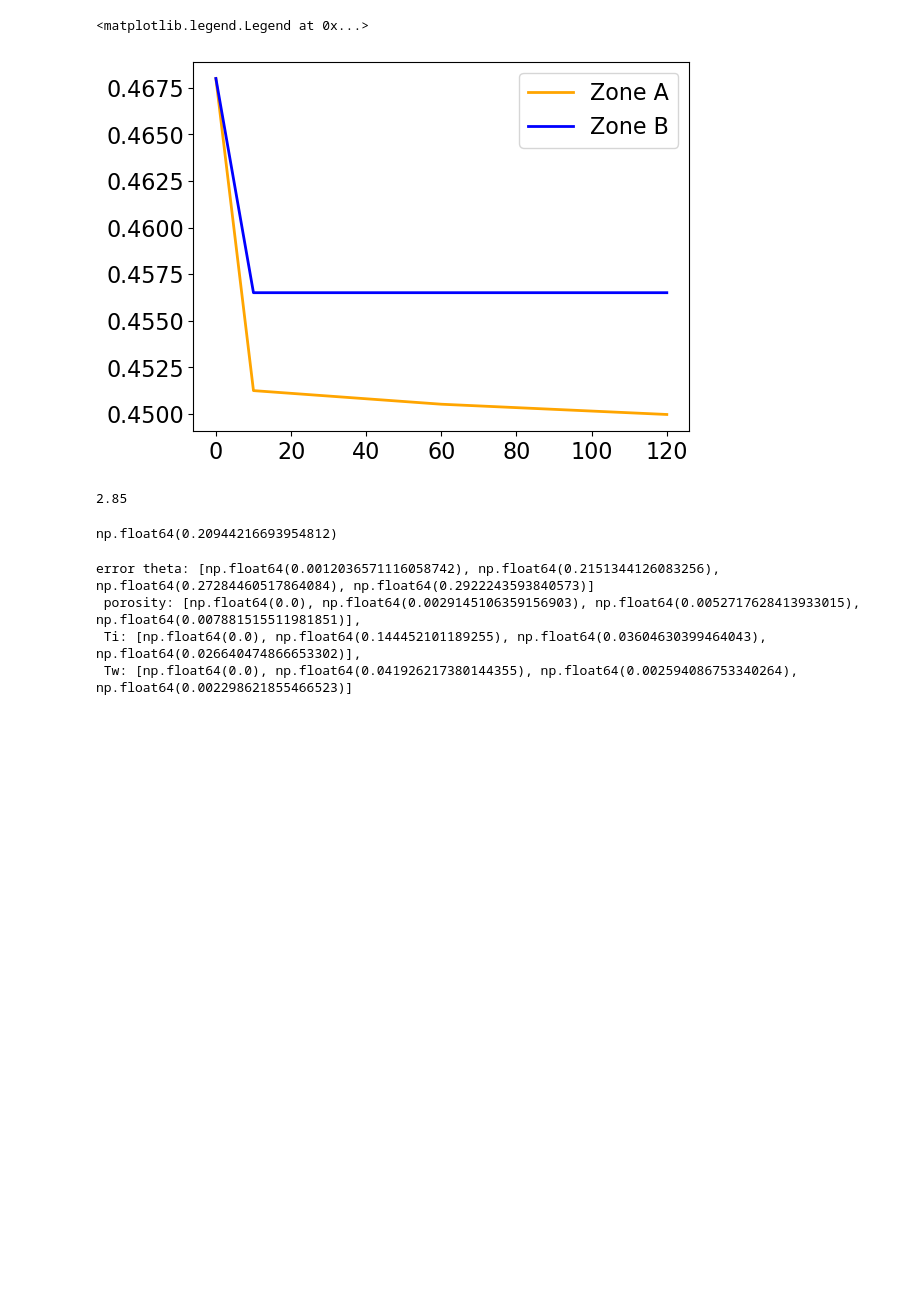
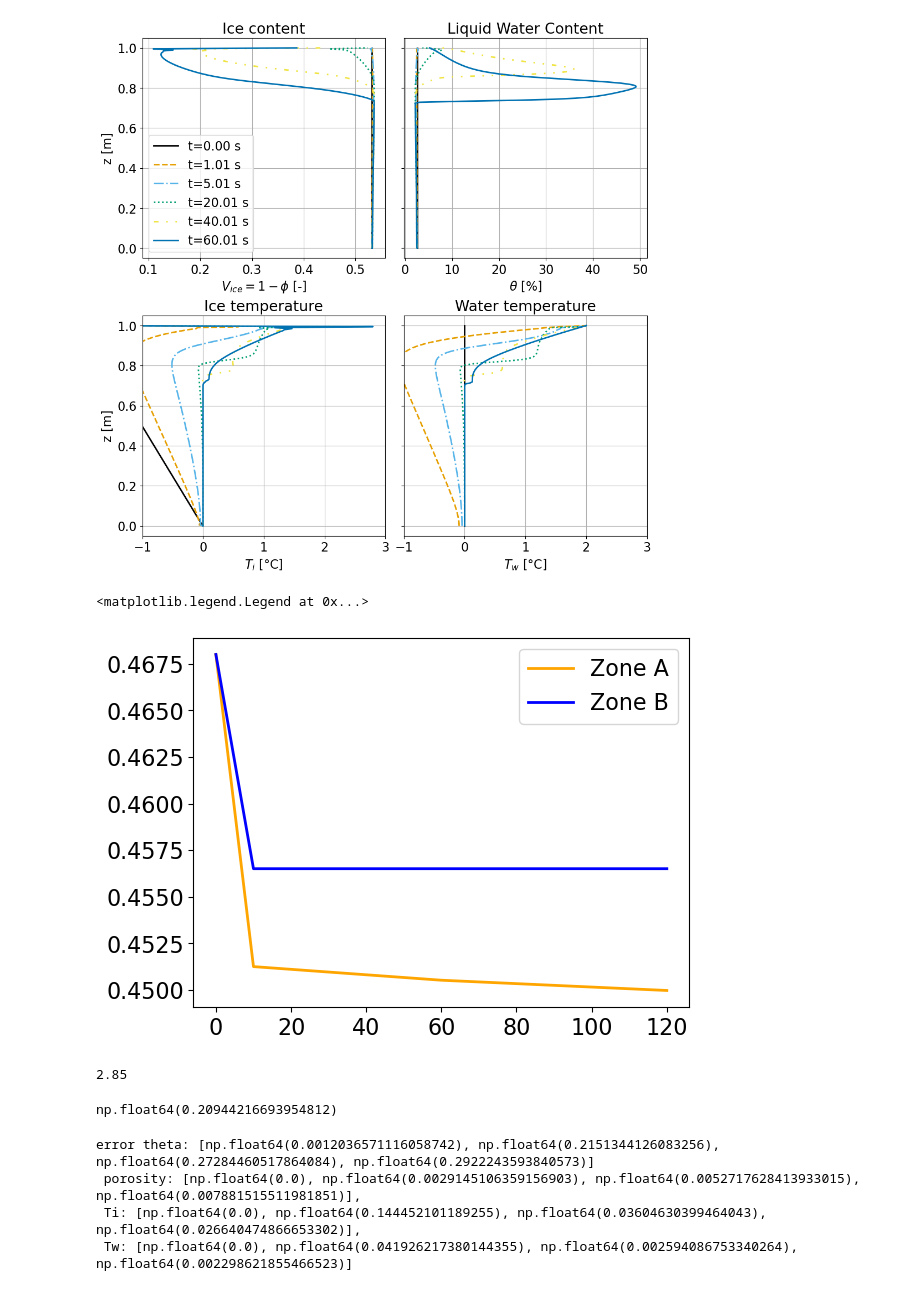
Before and after one commit to lannika-ut/Masterarbeit, a Jupyter notebook: compare_cross_sections.ipynb, the cells around one changed output. Cells and saved outputs as stored; diff of their text form; code cells hidden in the pictures; blank space fills up the shorter version.

```diff
--- a/compare_cross_sections.ipynb
+++ b/compare_cross_sections.ipynb
@@ -140,3 +136,65 @@ time
+# %%
+linestyles = ['-', '--', '-.', ':', (0, (3, 5, 1, 5, 1, 5))]  # solid, dashed, dash-dot, dotted, dashdotdotted
+colors = ['#000000', '#E69F00', '#56B4E9', '#009E73', '#F0E442',
+             '#0072B2', '#D55E00', '#CC79A7']# colour-blind friendly palette (Okabe-Ito)
+
+plt.rcParams.update({'font.size': 16})
+plt.rcParams.update({'lines.linewidth': 2})
+fig, ax = plt.subplots(2, 2, layout="constrained", figsize=(10,10), sharey=True)
+
+# Plot porosity for all times in the first subplot
+for i, t in enumerate(t_obs):
+    ls = linestyles[i % len(linestyles)]  # cycle through linestyles
+    color = colors[i % len(colors)]       # cycle through colors
+    ax[0, 0].plot(1-porosity[i], z_line, linestyle=ls, color=color,
+                  label=f't={time[i]:.2f} s')
+#ax[0, 0].xaxis.set_major_locator(plt.MaxNLocator(5))
+ax[0, 0].set_title('Ice content')
+ax[0, 0].set_xlabel(r'$V_{ice}=1-\phi$ [-]')
+ax[0, 0].set_ylabel('z [m]')
+ax[0, 0].legend(loc="best")
+ax[0, 0].grid()
+
+# Plot pressure_head for all times in the second subplot
+for i in range(len(t_obs)):
+    ls = linestyles[i % len(linestyles)]
+    color = colors[i % len(colors)]
+    ax[0, 1].plot(theta[i]*100, z_line, linestyle=ls, color=color,
+                  label=f't={time[i]:.2f} s')
+ax[0, 1].set_title('Liquid Water Content')
+ax[0, 1].set_xlabel(r'$\theta$ [%]')
+ax[0, 1].grid()
+#ax[0, 1].legend()
+
+# Plot Ti for all times in the third subplot
+for i in range(len(t_obs)):
+    ls = linestyles[i % len(linestyles)]
+    color = colors[i % len(colors)]
+    ax[1, 0].plot(Ti[i], z_line, linestyle=ls, color=color,
+                  label=f't={time[i]:.2f} s')
+ax[1, 0].set_title('Ice temperature')
+ax[1, 0].set_xlabel(r'$T_i$ [°C]')
+ax[1, 0].set_ylabel('z [m]')
+ax[1, 0].grid()
+ax[1, 0].set_xlim((-1,3))
+#ax[1, 0].legend()
+
+# Plot Tw for all times in the fourth subplot
+for i in range(len(t_obs)):
+    ls = linestyles[i % len(linestyles)]
+    color = colors[i % len(colors)]
+    ax[1, 1].plot(
+        Tw[i], z_line, linestyle=ls, color=color,
+        label=f't={time[i]:.2f} s')
+ax[1, 1].set_title('Water temperature')
+ax[1, 1].set_xlabel(r'$T_w$ [°C]')
+ax[1, 1].grid()
+ax[1, 1].set_xlim((-1, 3))
+#ax[1, 1].legend()
+
+plt.show()
+# %% [output]
+[figure, new version]
 # %%
 zone_b = []
 zone_a = []
```
Also changed, not shown: parts of 6 cells of this notebook, 5 other files.
